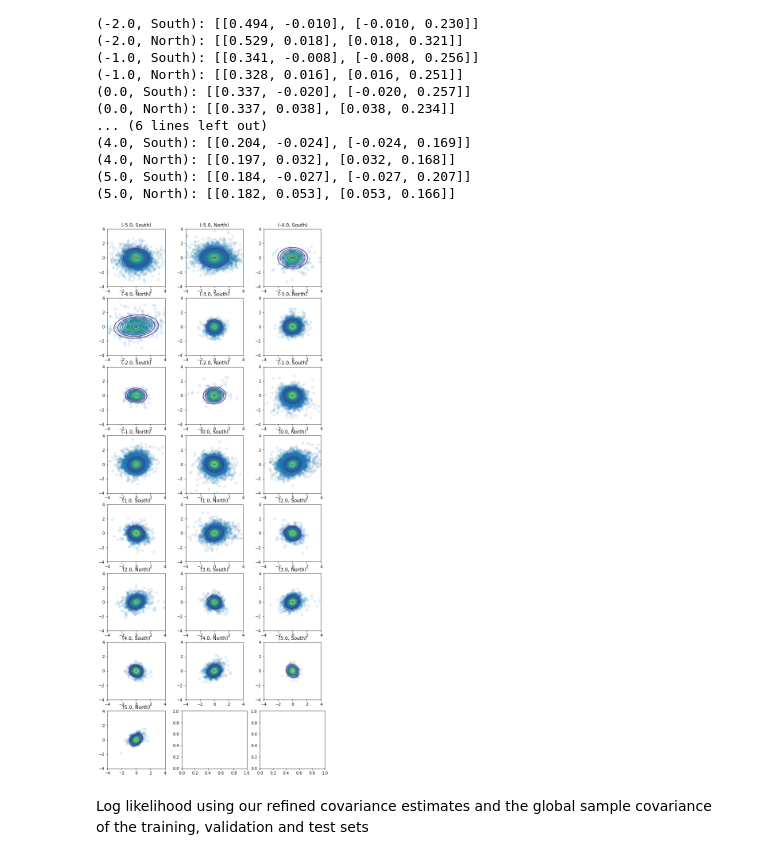
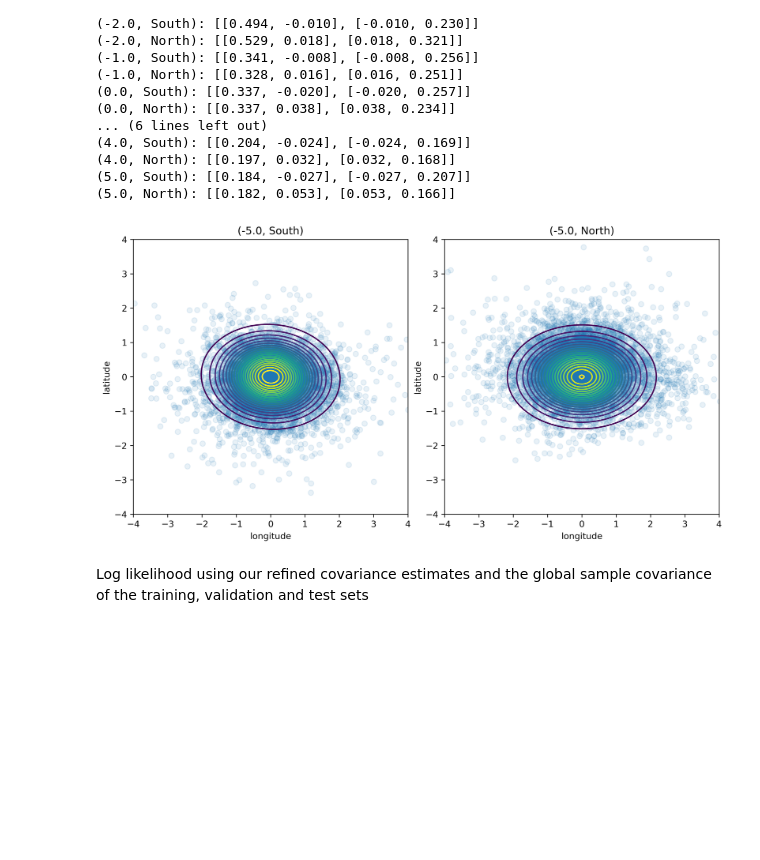
Before and after one commit to jackmiller2003/dl-cyclones, a Jupyter notebook: BinnedCovariance.ipynb, the cells around one changed output. Drawn from its saved outputs; the diff is of its cells as text; code cells hidden in the pictures; blank space fills up the shorter version.

```diff
--- a/BinnedCovariance.ipynb
+++ b/BinnedCovariance.ipynb
@@ -36,6 +36,12 @@ class Hemisphere(IntEnum):
     North = 1
     def __repr__(self):
         if self == Hemisphere.North: return "North"
+        elif self == Hemisphere.South: return "South"
+
+class Subbasin(IntENnum):
+    MM, EA, WA, BB, CS, NA, AS, GM, CP = 0, 1, 2, 3, 4, 5, 6, 7, 8
+    def __repr__(self):
+        if self == Subbasin.MM: return "MM"
         elif self == Hemisphere.South: return "South"
 
 from collections import defaultdict
@@ -51,6 +57,9 @@ def bin_by_intensity_and_hemi(preds, true, latent):
             bins[(inten, hemi)].append((preds[i],true[i],latent[i]))
     return bins
 
+def bin_by_intensity_and_subbasin(preds, true, latent):
+
+
 train_bins = bin_by_intensity_and_hemi(train_preds, train_labels, train_latent)
 val_bins   = bin_by_intensity_and_hemi(val_preds,   val_labels,   val_latent  )
 test_bins  = bin_by_intensity_and_hemi(test_preds,  test_labels,  test_latent )
@@ -57,8 +68,10 @@ test_bins  = bin_by_intensity_and_hemi(test_preds,  test_labels,  test_latent )
 # %%
 # Counting timesteps
 buckets = sorted(train_bins.keys())
+num_storms = {}
 for key in buckets:
     print(f"{key}: {len(train_bins[key])}")
+    num_storms[key] = len(train_bins[key])
 # %% [output]
 (-5.0, South): 9820
 (-5.0, North): 10759
@@ -77,3 +90,15 @@ for key in buckets:
 (4.0, North): 4069
 (5.0, South): 182
 (5.0, North): 915
+# %%
+north_storms_above_0, south_storms_above_0, north_storms_below_0, south_storms_below_0 = 0, 0, 0, 0
+
+for key, value in num_storms.items():
+    if key[0] <= 0 and str(key[1]) == 'Hemisphere.South':
+        south_storms_below_0 += value
+    if key[0] > 0 and str(key[1]) == 'Hemisphere.South':
+        south_storms_above_0 += value
+    if key[0] <= 0 and str(key[1]) == 'Hemisphere.North':
+        north_storms_below_0 += value
+    if key[0] > 0 and str(key[1]) == 'Hemisphere.North':
+        north_storms_above_0 += value
@@ -124,32 +159,38 @@ for key in buckets:
 # %%
 # Plotting samples on top of a N(0, sample_cov) contour
 import matplotlib.pyplot as plt
 import seaborn as sns
 from scipy.stats import multivariate_normal
 import math
 
 def plot_bucket(ax, key):
     ax.axis(xmin=-4, xmax=4, ymin=-4, ymax=4)
     ax.set_aspect('equal', adjustable='box')
     # contour
     x, y = np.mgrid[-4:4:.05, -4:4:.05]
     rv = multivariate_normal([0, 0], train_cov[key])
     data = np.dstack((x, y))
     z = rv.pdf(data)
-    ax.contour(x, y, z, levels=10)
+    ax.contour(x, y, z, levels=20, extend='both')
     # scatter the points
     x, y = train_res[key].T
     ax.scatter(x, y, alpha=0.1)
     ax.set_title(key)
+    ax.set_xlabel('longitude')
+    ax.set_ylabel('latitude')
 
-fig, ax = plt.subplots(nrows=math.ceil(len(buckets)/3), ncols=3)
-fig.set_size_inches(10, 25)
-axes = [col for row in ax for col in row]
-for ax, key in zip(axes, buckets):
-    plot_bucket(ax, key)
+# fig, ax = plt.subplots(nrows=math.ceil(len(buckets)/3), ncols=3, dpi=200)
+fig, ax = plt.subplots(nrows=1, ncols=2, dpi=300)
+fig.set_size_inches(10,5)
+fig.tight_layout()
+axes = [col for col in ax]
+for i, (ax, key) in enumerate(zip(axes, buckets)):
+    if i < 2:
+        plot_bucket(ax, key)
+plt.savefig('Contour example.png')
 plt.show()
 # %% [output]
-[figure, old version]
+[figure, new version]
 # %% [markdown]
 Log likelihood using our refined covariance estimates and the global sample covariance of the training, validation and test sets
 # %%
```
Also changed, not shown: parts of 7 cells of this notebook, 3 other files.
